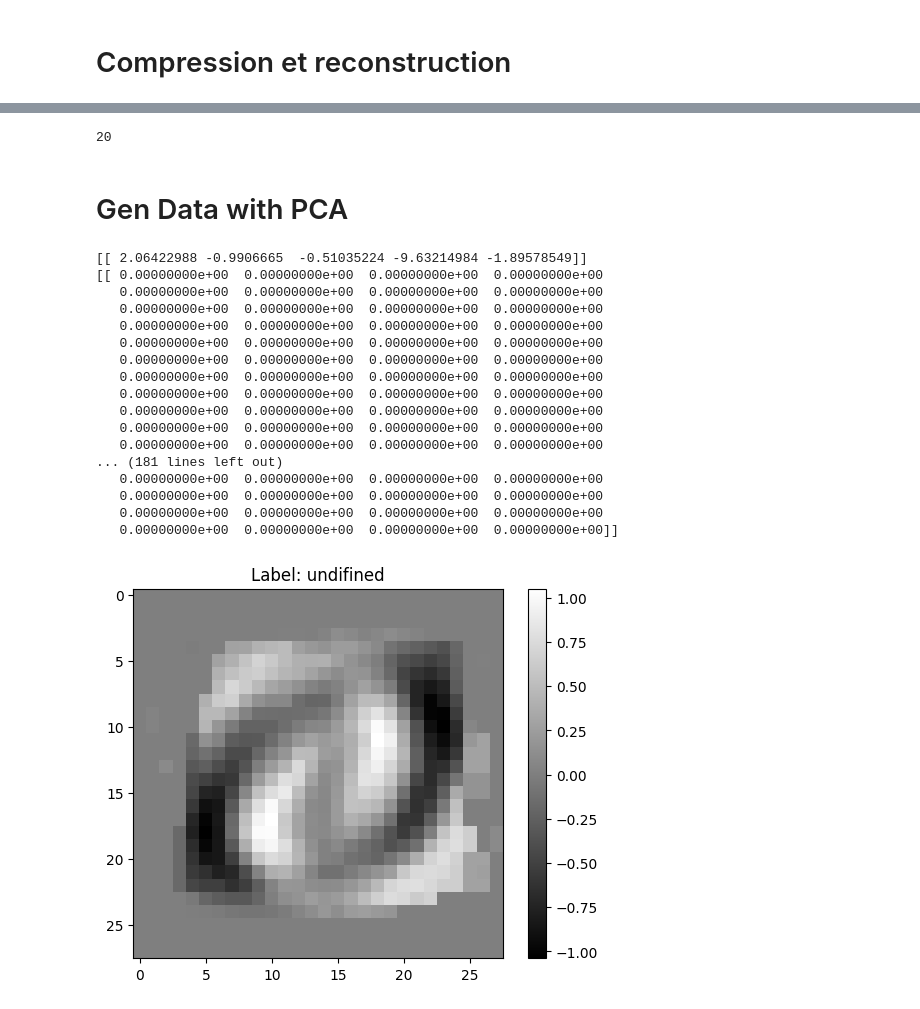
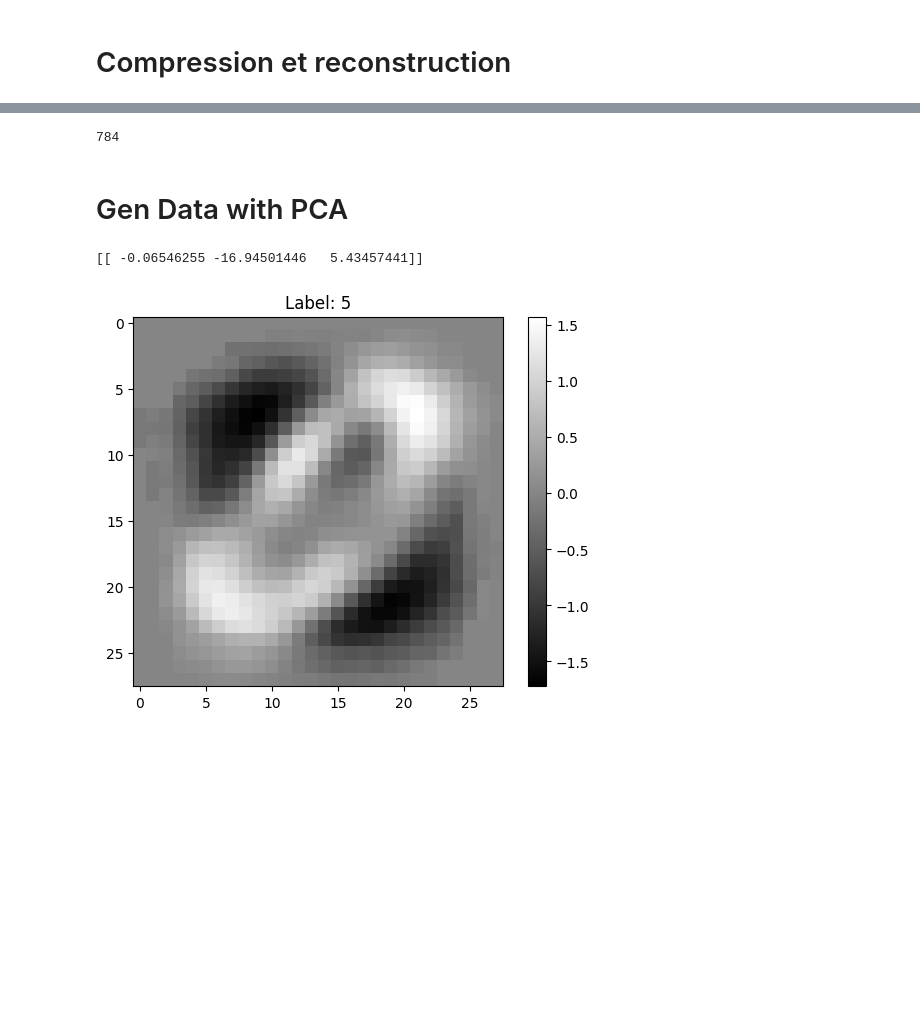
Before and after one commit to charlesgit670/__ProjetEcole__UnsupervisedLearning, a Jupyter notebook: src/PCA.ipynb, the cells around one changed output, grey strips where cells are left out. Saved outputs shown, nothing was run; the diff lists cells and outputs as text; code cells hidden in the pictures; blank space fills up the shorter version.

```diff
--- a/src/PCA.ipynb
+++ b/src/PCA.ipynb
@@ -9,8 +9,8 @@ from sklearn.preprocessing import StandardScaler
 import pandas as pd
 # %%
 # Charger les données MNIST
-# digits = [0, 1, 2, 3, 4, 5, 6, 7, 8, 9]
-digits = [0, 1]
+digits = [0, 1, 2, 3, 4, 5, 6, 7, 8, 9]
+# digits = [0, 1]
 
 mnist = fetch_openml('mnist_784', version=1)
 X = mnist.data[:2000]  # Utiliser un sous-ensemble pour la rapidité
@@ -128,7 +170,7 @@ def pca_n_components(n, X_std):
     X_pca_reconstructed = np.dot(X_pca, projection_matrix.T)
     return X_pca, X_pca_reconstructed
 # %%
-X_pca, X_pca_reconstructed = pca_n_components(20, X_std)
+X_pca, X_pca_reconstructed = pca_n_components(784, X_std)
 # print(X_pca, X_pca_reconstructed)
 
 print(X_pca[10])
@@ -146,7 +201,7 @@ visualize_image(10, X_pca_reconstructed, y)
 type(X_pca)
 print(X_pca.shape[1])
 # %% [output]
-20
+784
 # %% [markdown]
 # Gen Data with PCA
 # %%
@@ -169,28 +224,12 @@ def GenDataWithPCA(n, X_std, number_samples = 1,):
 
     return new_vec, X_pca_reconstructed
 # %%
-new_vec, X_pca_reconstructed = GenDataWithPCA(5, X_std, 1)
+new_vec, X_pca_reconstructed = GenDataWithPCA(3, X_std, 1)
 
 print(new_vec)
-print(X_pca_reconstructed)
+# print(X_pca_reconstructed)
 
 visualize_image(0, X_pca_reconstructed, y)
 # %% [output]
-[[ 2.06422988 -0.9906665  -0.51035224 -9.63214984 -1.89578549]]
-[[ 0.00000000e+00  0.00000000e+00  0.00000000e+00  0.00000000e+00
-   0.00000000e+00  0.00000000e+00  0.00000000e+00  0.00000000e+00
-   0.00000000e+00  0.00000000e+00  0.00000000e+00  0.00000000e+00
-   0.00000000e+00  0.00000000e+00  0.00000000e+00  0.00000000e+00
-   0.00000000e+00  0.00000000e+00  0.00000000e+00  0.00000000e+00
-   0.00000000e+00  0.00000000e+00  0.00000000e+00  0.00000000e+00
-   0.00000000e+00  0.00000000e+00  0.00000000e+00  0.00000000e+00
-   0.00000000e+00  0.00000000e+00  0.00000000e+00  0.00000000e+00
-   0.00000000e+00  0.00000000e+00  0.00000000e+00  0.00000000e+00
-   0.00000000e+00  0.00000000e+00  0.00000000e+00  0.00000000e+00
-   0.00000000e+00  0.00000000e+00  0.00000000e+00  0.00000000e+00
-... (181 lines left out)
-   0.00000000e+00  0.00000000e+00  0.00000000e+00  0.00000000e+00
-   0.00000000e+00  0.00000000e+00  0.00000000e+00  0.00000000e+00
-   0.00000000e+00  0.00000000e+00  0.00000000e+00  0.00000000e+00
-   0.00000000e+00  0.00000000e+00  0.00000000e+00  0.00000000e+00]]
+[[ -0.06546255 -16.94501446   5.43457441]]
-[figure, old version]
+[figure, new version]
```
Also changed, not shown: parts of 12 cells of this notebook.
